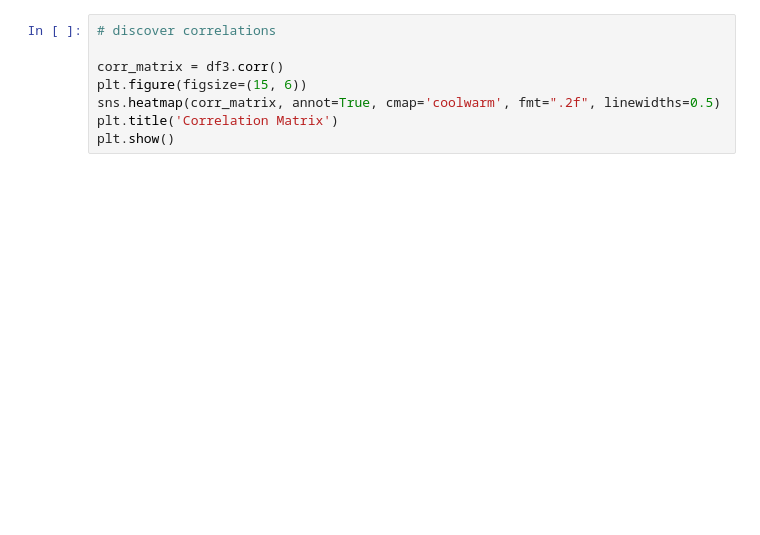
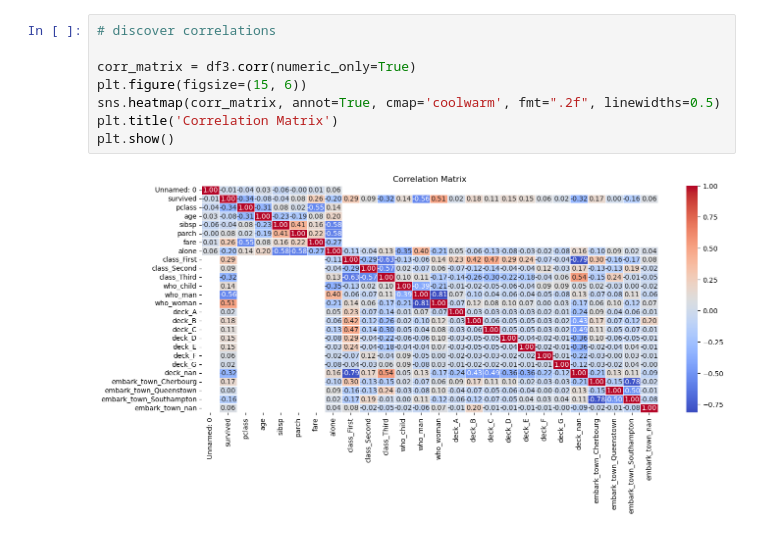
Before and after one commit to pgarci1/CDS-303-001, a Jupyter notebook: Lab2_exercises_Pablo_Garcia.ipynb, the cells around one changed output. Saved outputs shown, nothing was run; the diff lists cells and outputs as text; blank space fills up the shorter version.

```diff
--- a/Lab2_exercises_Pablo_Garcia.ipynb
+++ b/Lab2_exercises_Pablo_Garcia.ipynb
@@ -88,8 +236,10 @@ df3
 # %%
 # discover correlations
 
-corr_matrix = df3.corr()
+corr_matrix = df3.corr(numeric_only=True)
 plt.figure(figsize=(15, 6))
 sns.heatmap(corr_matrix, annot=True, cmap='coolwarm', fmt=".2f", linewidths=0.5)
 plt.title('Correlation Matrix')
 plt.show()
+# %% [output]
+[figure, added]
```
Also changed, not shown: parts of 13 cells of this notebook.
